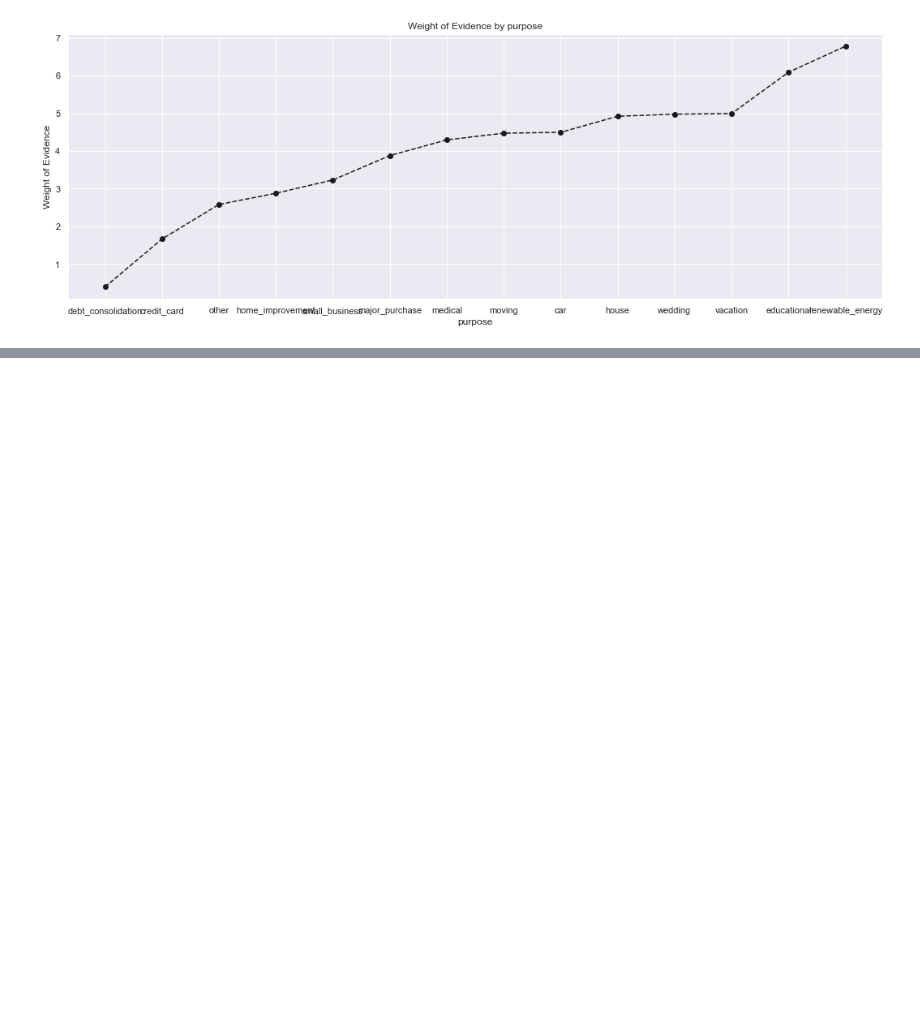
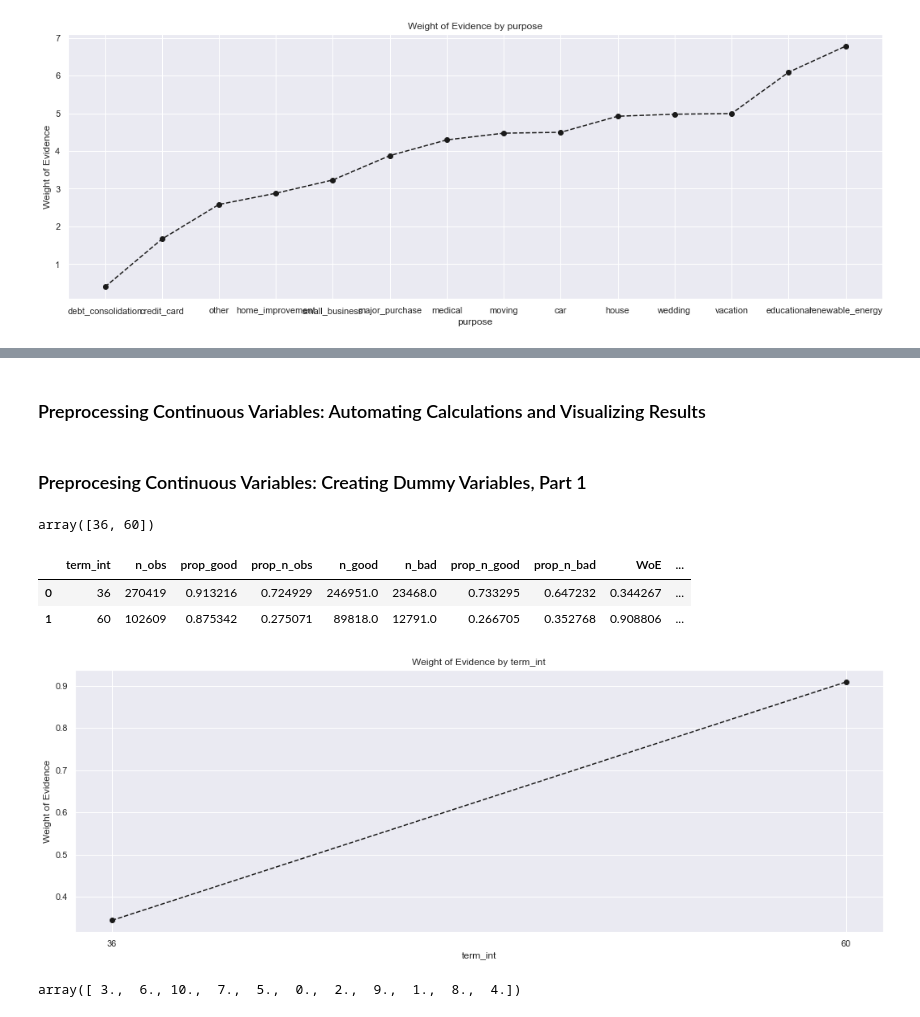
Before and after one commit to oaagboro/credit_risk_modelling, a Jupyter notebook: 2_Preprocessing_Discrete_Variables.ipynb, the cells around one changed output, grey strips where cells are left out. Saved outputs shown, nothing was run; the diff lists cells and outputs as text; code cells hidden in the pictures; blank space fills up the shorter version.

```diff
--- a/2_Preprocessing_Discrete_Variables.ipynb
+++ b/2_Preprocessing_Discrete_Variables.ipynb
@@ -640,0 +664,59 @@ plot_by_woe(df_temp3)
+# %%
+# Create the dummy variables for 'initial_list_status'
+df_inputs_prepr['initial_list_status:F_W'] = sum([df_inputs_prepr['initial_list_status:f'], df_inputs_prepr['initial_list_status:w']])
+# %% [markdown]
+### Preprocessing Continuous Variables: Automating Calculations and Visualizing Results
+# %%
+# Create a function for automatic pre-processing of discrete variables
+def woe_ordered_continuous(df, discrete_variable_name, good_bad_variable_df):
+    df = pd.concat([df[discrete_variable_name], good_bad_variable_df], axis = 1)
+    df = pd.concat([df.groupby(df.columns.values[0], as_index = False)[df.columns.values[1]].count(),
+                    df.groupby(df.columns.values[0], as_index = False)[df.columns.values[1]].mean()], axis = 1)
+    df = df.iloc[: , [0, 1, 3]]
+    df.columns = [df.columns.values[0], 'n_obs', 'prop_good']
+
+    # Calc the proportion of observations in each grade
+    df['prop_n_obs'] = df['n_obs'] / df['n_obs'].sum()
+
+    # Calculate the number of good borrowers and bad borrowers by grade group
+    df['n_good'] = df['prop_good'] * df['n_obs']
+    df['n_bad'] = (1 - df['prop_good']) * df['n_obs']
+
+    # Calculate the proportion of good borrowers and bad borrowers for each grade
+    df['prop_n_good'] = df['n_good'] / df['n_good'].sum()
+    df['prop_n_bad'] = df['n_bad'] / df['n_bad'].sum()
+
+    # Calculate the Weight of Evidence
+    df['WoE'] = np.log(df['prop_good'] / df['prop_n_bad'])
+
+    # Sort results by weight of evidence and reset the index
+    # df = df.sort_values(['WoE'])
+    # df = df.reset_index(drop = True)
+
+    # Calculate the difference of each two subsequent rows
+    df['diff_prop_good'] = df['prop_good'].diff().abs()
+    df['diff_WoE'] = df['WoE'].diff().abs()
+
+    # Calculate the Information Value
+    df['IV'] = (df['prop_n_good'] - df['prop_n_bad']) * df['WoE']
+    df['IV'] = df['IV'].sum()
+    return df
+# %% [markdown]
+### Preprocesing Continuous Variables: Creating Dummy Variables, Part 1
+# %%
+# Check the Term variable
+df_inputs_prepr['term_int'].unique()
+# %% [output]
+array([36, 60])
+# %%
+df_temp = woe_ordered_continuous(df_inputs_prepr, 'term_int', df_targets_prepr)
+df_temp
+# %% [output]
+|  | term_int | n_obs | prop_good | prop_n_obs | n_good | n_bad | prop_n_good | prop_n_bad | WoE | ... |
+| 0 | 36 | 270419 | 0.913216 | 0.724929 | 246951.0 | 23468.0 | 0.733295 | 0.647232 | 0.344267 | ... |
+| 1 | 60 | 102609 | 0.875342 | 0.275071 | 89818.0 | 12791.0 | 0.266705 | 0.352768 | 0.908806 | ... |
+# %%
+# Visualize the results
+plot_by_woe(df_temp)
+# %% [output]
+[figure, added]
@@ -640,0 +726,5 @@ plot_by_woe(df_temp3)
+# %%
+# Employment length
+df_inputs_prepr['emp_length_int'].unique()
+# %% [output]
+array([ 3.,  6., 10.,  7.,  5.,  0.,  2.,  9.,  1.,  8.,  4.])
```
Also changed, not shown: parts of 7 cells of this notebook.
